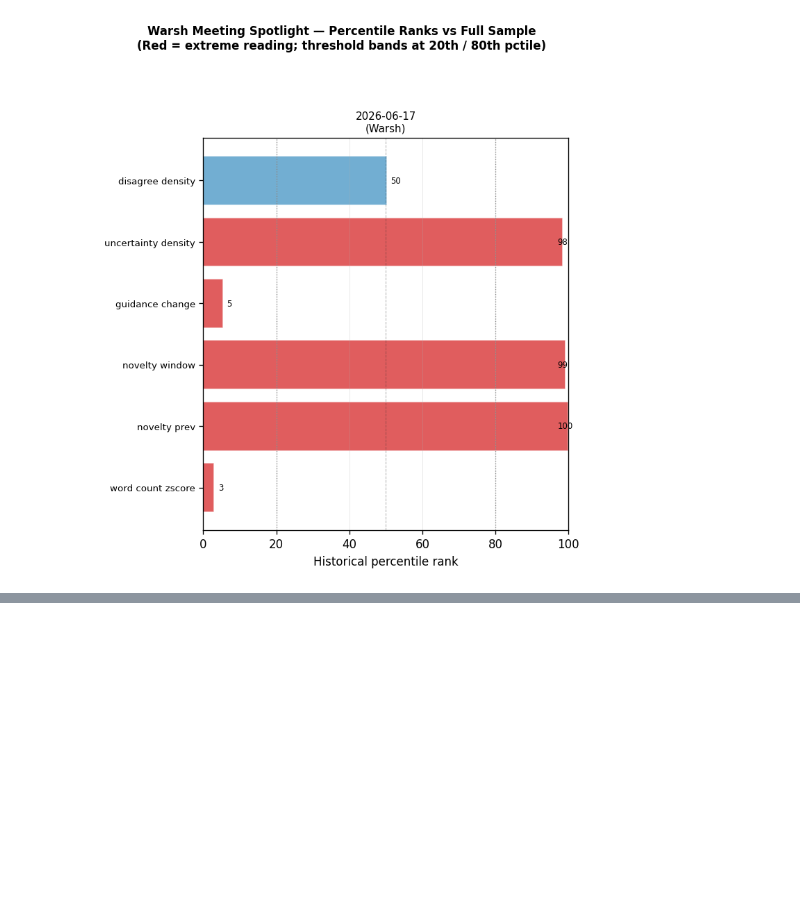
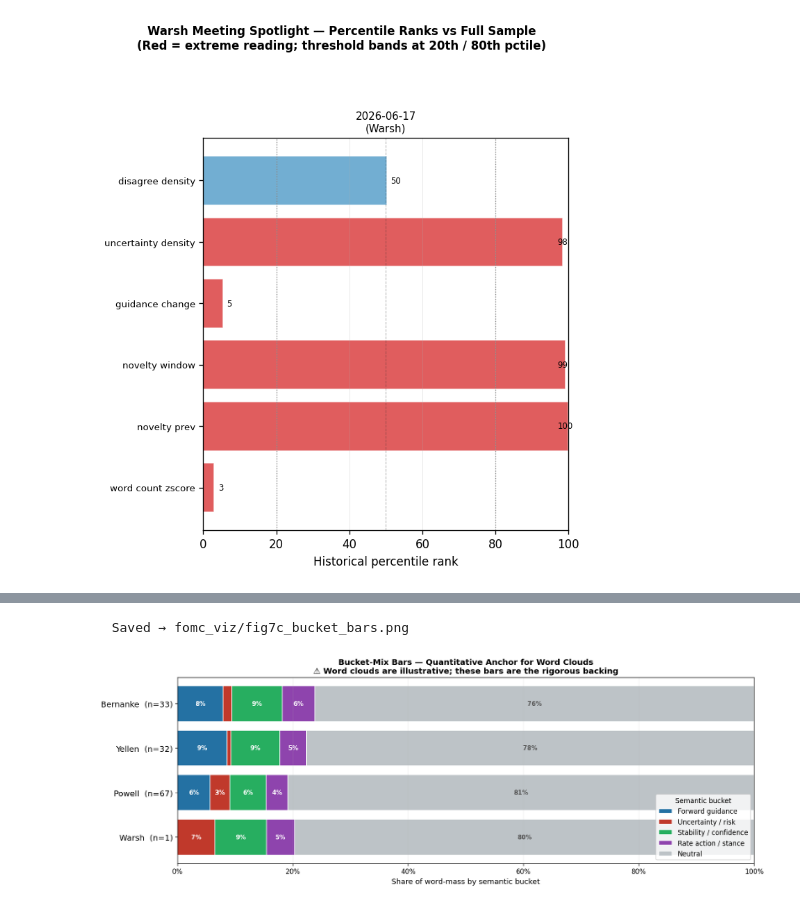
Before and after one commit to ZinuoS/fomc-vol-study, a Jupyter notebook: fomc_pipeline_notebook.ipynb, the cells around one changed output, grey strips where cells are left out. Saved outputs shown, nothing was run; the diff lists cells and outputs as text; code cells hidden in the pictures; blank space fills up the shorter version.

```diff
--- a/fomc_pipeline_notebook.ipynb
+++ b/fomc_pipeline_notebook.ipynb
@@ -2219,0 +2450,68 @@ statement    133
+# %%
+
+def compute_bucket_mix(freq_table: dict[str, float]) -> dict[str, float]:
+    """Proportion of total word-mass falling in each semantic bucket."""
+    totals = {b: 0.0 for b in BUCKET_COLORS}
+    grand  = 0.0
+    for word, freq in freq_table.items():
+        b       = classify_word(word)
+        totals[b] += freq
+        grand     += freq
+    if grand == 0:
+        return {b: 0.0 for b in totals}
+    return {b: totals[b] / grand for b in totals}
+
+
+def plot_bucket_bars(freq_tables: dict) -> plt.Figure:
+    """
+    Layout C — horizontal stacked bars.
+    One row per chair; segments show % of word-mass in each bucket.
+    This is the QUANTITATIVE anchor — numbers behind the word clouds.
+    """
+    buckets = ["guidance", "uncertainty", "stability", "action", "neutral"]
+    mixes   = {c: compute_bucket_mix(freq_tables[c]) for c in CHAIRS}
+
+    fig, ax = plt.subplots(figsize=(14, 5))
+    y_pos   = np.arange(len(CHAIRS))
+    left    = np.zeros(len(CHAIRS))
+
+    for bucket in buckets:
+        vals = np.array([mixes[c][bucket] for c in CHAIRS])
+        ax.barh(y_pos, vals, left=left,
+                color=BUCKET_COLORS[bucket], label=BUCKET_DISPLAY[bucket],
+                edgecolor="white", linewidth=0.9)
+        for i, (v, l) in enumerate(zip(vals, left)):
+            if v > 0.025:
+                ax.text(l + v / 2, i, f"{v:.0%}",
+                        ha="center", va="center", fontsize=9, fontweight="bold",
+                        color="white" if bucket != "neutral" else "#555")
+        left += vals
+
+    n_stmts = [
+        len(_wc_docs[(_wc_docs["doc_type"]=="statement") & (_wc_docs["chair"]==c)])
+        for c in CHAIRS
+    ]
+    ax.set_yticks(y_pos)
+    ax.set_yticklabels([f"{c}  (n={n})" for c, n in zip(CHAIRS, n_stmts)], fontsize=12)
+    ax.set_xlabel("Share of word-mass by semantic bucket", fontsize=11)
+    ax.set_xlim(0, 1)
+    ax.xaxis.set_major_formatter(plt.FuncFormatter(lambda x, _: f"{x:.0%}"))
+    ax.set_title(
+        "Bucket-Mix Bars — Quantitative Anchor for Word Clouds\n"
+        "⚠ Word clouds are illustrative; these bars are the rigorous backing",
+        fontsize=12, fontweight="bold",
+    )
+    ax.legend(loc="lower right", fontsize=10,
+              title="Semantic bucket", title_fontsize=10)
+    ax.grid(axis="x", lw=0.4, alpha=0.4)
+    ax.invert_yaxis()
+    fig.tight_layout()
+    savefig(fig, "fig7c_bucket_bars")
+    return fig
+
+
+fig7c = plot_bucket_bars(freq_tables)
+plt.show()
+# %% [output]
+  Saved → fomc_viz/fig7c_bucket_bars.png
+[figure, added]
```
Also changed, not shown: parts of 11 cells of this notebook, 1 other file.
